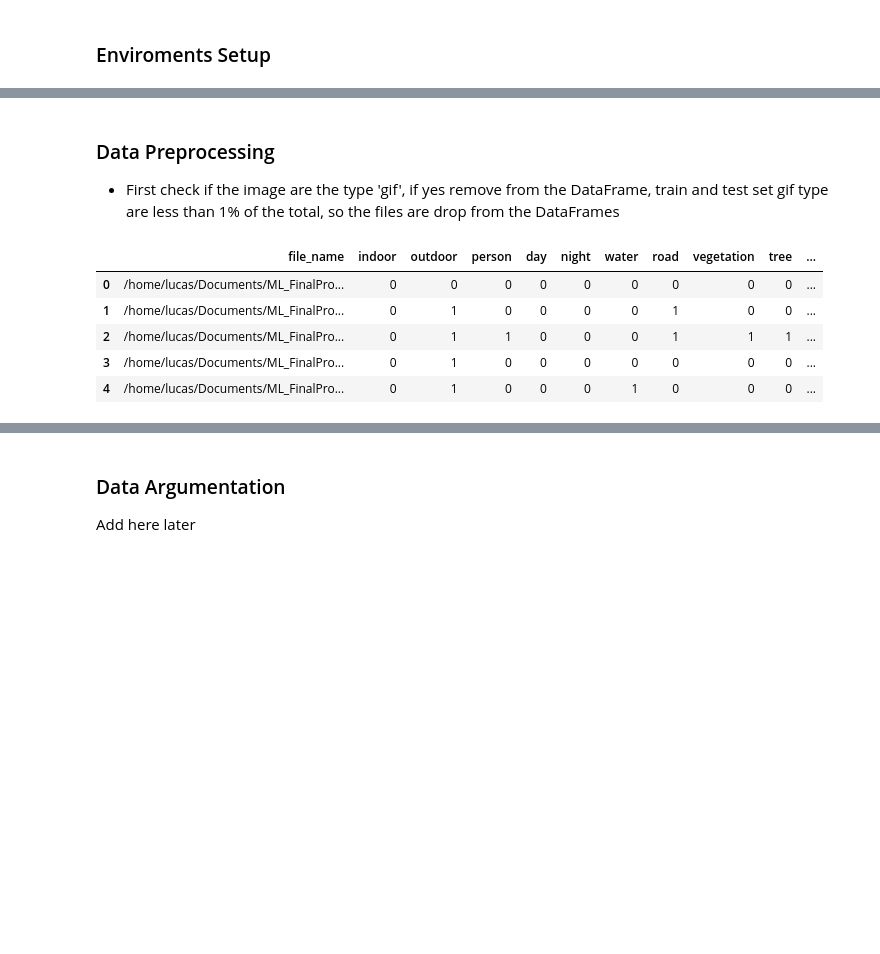
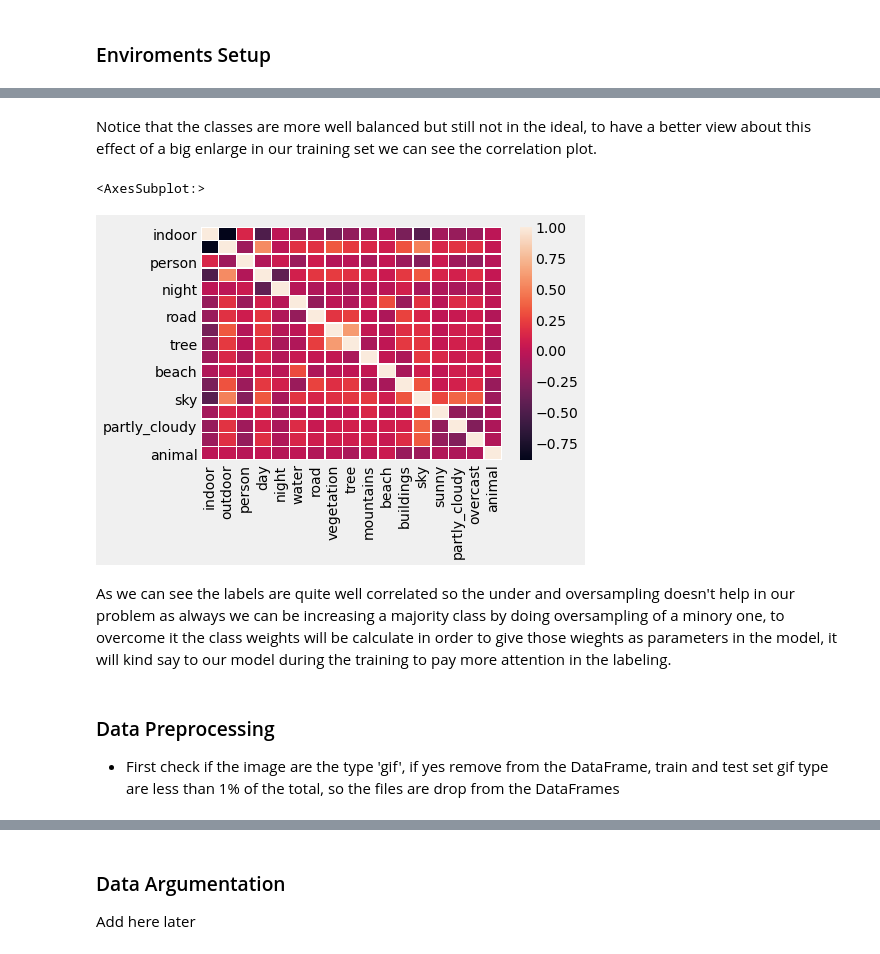
Before and after one commit to lsromao/MachineLearningProject, a Jupyter notebook: ML Final Project.ipynb, the cells around one changed output, grey strips where cells are left out. Drawn from its saved outputs; the diff is of its cells as text; code cells hidden in the pictures; blank space fills up the shorter version.

```diff
--- a/ML Final Project.ipynb
+++ b/ML Final Project.ipynb
@@ -37,3 +102,12 @@ test_pics_dir = '/home/lucas/Documents/ML_FinalProject/test/test/'
+# %% [markdown]
+Notice that the classes are more well balanced but still not in the ideal, to have a better view about this effect of a big enlarge in our training set we can see the correlation plot.
+# %%
+sns.heatmap(train_df.corr(), linewidths=.5)
+# %% [output]
+<AxesSubplot:>
+[figure, added]
+# %% [markdown]
+As we can see the labels are quite well correlated so the under and oversampling doesn't help in our problem as always we can be increasing a majority class by doing oversampling of a minory one, to overcome it the class weights will be calculate in order to give those wieghts as parameters in the model, it will kind say to our model during the training to pay more attention in the labeling.
 # %% [markdown]
 ### Data Preprocessing
 
@@ -65,14 +139,8 @@ test_df = pd.read_csv('test/test.anno.txt', sep=" ")
 labels = test_df.columns
 file_names = test_df['file_name']
 test_df['file_name'] = test_df['file_name'].apply(lambda x: os.path.join(test_pics_dir, x))
+test_df['classes'] = test_df.loc[:, (test_df.columns != 'file_name')].values.tolist()
 test_df.head()
-# %% [output]
-|  | file_name | indoor | outdoor | person | day | night | water | road | vegetation | tree | ... |
-| 0 | /home/lucas/Documents/ML_FinalPro... | 0 | 0 | 0 | 0 | 0 | 0 | 0 | 0 | 0 | ... |
-| 1 | /home/lucas/Documents/ML_FinalPro... | 0 | 1 | 0 | 0 | 0 | 0 | 1 | 0 | 0 | ... |
-| 2 | /home/lucas/Documents/ML_FinalPro... | 0 | 1 | 1 | 0 | 0 | 0 | 1 | 1 | 1 | ... |
-| 3 | /home/lucas/Documents/ML_FinalPro... | 0 | 1 | 0 | 0 | 0 | 0 | 0 | 0 | 0 | ... |
-| 4 | /home/lucas/Documents/ML_FinalPro... | 0 | 1 | 0 | 0 | 0 | 1 | 0 | 0 | 0 | ... |
 # %%
 train_df = pd.read_csv('train/train.anno.txt', sep=" ", names=labels)
 train_df['file_name'] = train_df['file_name'].apply(lambda x: os.path.join(train_pics_dir, x))
```
Also changed, not shown: parts of 90 cells of this notebook.
